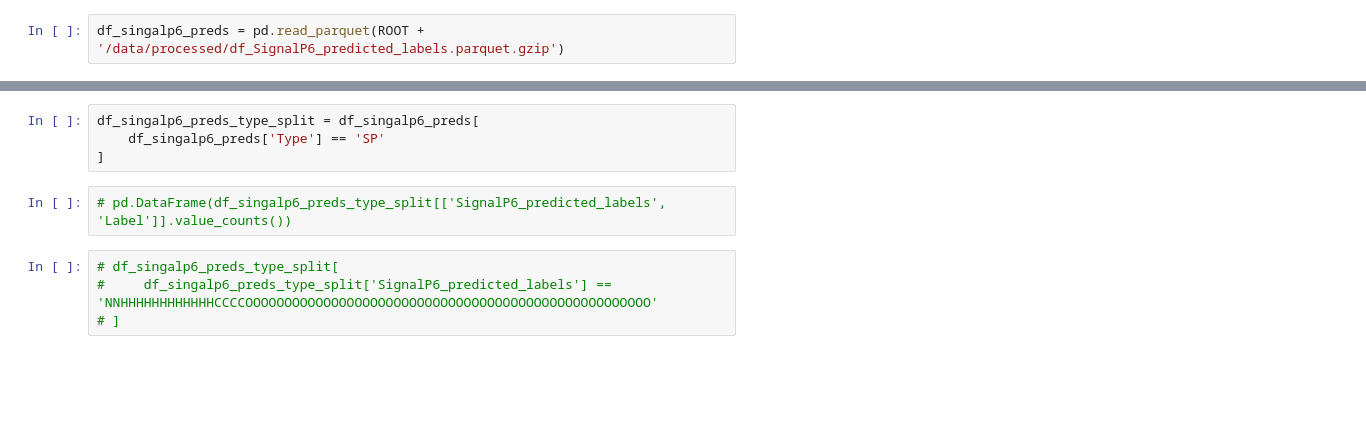
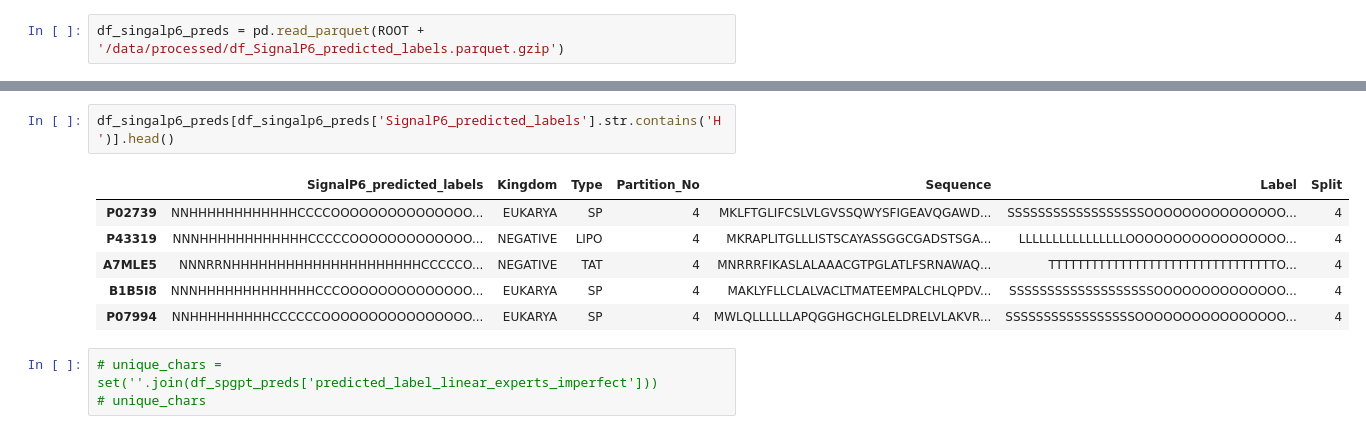
Before and after one commit to finnlueth/prottrans-t5-signalpeptide-prediction, a Jupyter notebook: notebooks/01_benchmark.ipynb, the cells around one changed output, grey strips where cells are left out. Saved outputs shown, nothing was run; the diff lists cells and outputs as text; blank space fills up the shorter version.

```diff
--- a/notebooks/01_benchmark.ipynb
+++ b/notebooks/01_benchmark.ipynb
@@ -19,10 +31,12 @@ df_singalp6_preds.head()
-# %%
-df_singalp6_preds_type_split = df_singalp6_preds[
-    df_singalp6_preds['Type'] == 'SP'
-]
-# %%
-# pd.DataFrame(df_singalp6_preds_type_split[['SignalP6_predicted_labels', 'Label']].value_counts())
-# %%
-# df_singalp6_preds_type_split[
-#     df_singalp6_preds_type_split['SignalP6_predicted_labels'] == 'NNHHHHHHHHHHHHCCCCOOOOOOOOOOOOOOOOOOOOOOOOOOOOOOOOOOOOOOOOOOOOOOOOOOOO'
-# ]
+# %%
+df_singalp6_preds[df_singalp6_preds['SignalP6_predicted_labels'].str.contains('H')].head()
+# %% [output]
+|  | SignalP6_predicted_labels | Kingdom | Type | Partition_No | Sequence | Label | Split |
+| P02739 | NNHHHHHHHHHHHHCCCCOOOOOOOOOOOOOOO... | EUKARYA | SP | 4 | MKLFTGLIFCSLVLGVSSQWYSFIGEAVQGAWD... | SSSSSSSSSSSSSSSSSSOOOOOOOOOOOOOOO... | 4 |
+| P43319 | NNNHHHHHHHHHHHHCCCCCOOOOOOOOOOOOO... | NEGATIVE | LIPO | 4 | MKRAPLITGLLLISTSCAYASSGGCGADSTSGA... | LLLLLLLLLLLLLLLLOOOOOOOOOOOOOOOOO... | 4 |
+| A7MLE5 | NNNRRNHHHHHHHHHHHHHHHHHHHHHCCCCCO... | NEGATIVE | TAT | 4 | MNRRRFIKASLALAAACGTPGLATLFSRNAWAQ... | TTTTTTTTTTTTTTTTTTTTTTTTTTTTTTTTO... | 4 |
+| B1B5I8 | NNNHHHHHHHHHHHHHCCCOOOOOOOOOOOOOO... | EUKARYA | SP | 4 | MAKLYFLLCLALVACLTMATEEMPALCHLQPDV... | SSSSSSSSSSSSSSSSSSSOOOOOOOOOOOOOO... | 4 |
+| P07994 | NNHHHHHHHHHCCCCCCOOOOOOOOOOOOOOOO... | EUKARYA | SP | 4 | MWLQLLLLLLAPQGGHGCHGLELDRELVLAKVR... | SSSSSSSSSSSSSSSSSOOOOOOOOOOOOOOOO... | 4 |
+# %%
+# unique_chars = set(''.join(df_spgpt_preds['predicted_label_linear_experts_imperfect']))
+# unique_chars
```
Also changed, not shown: parts of 32 cells of this notebook, 5 other files.
